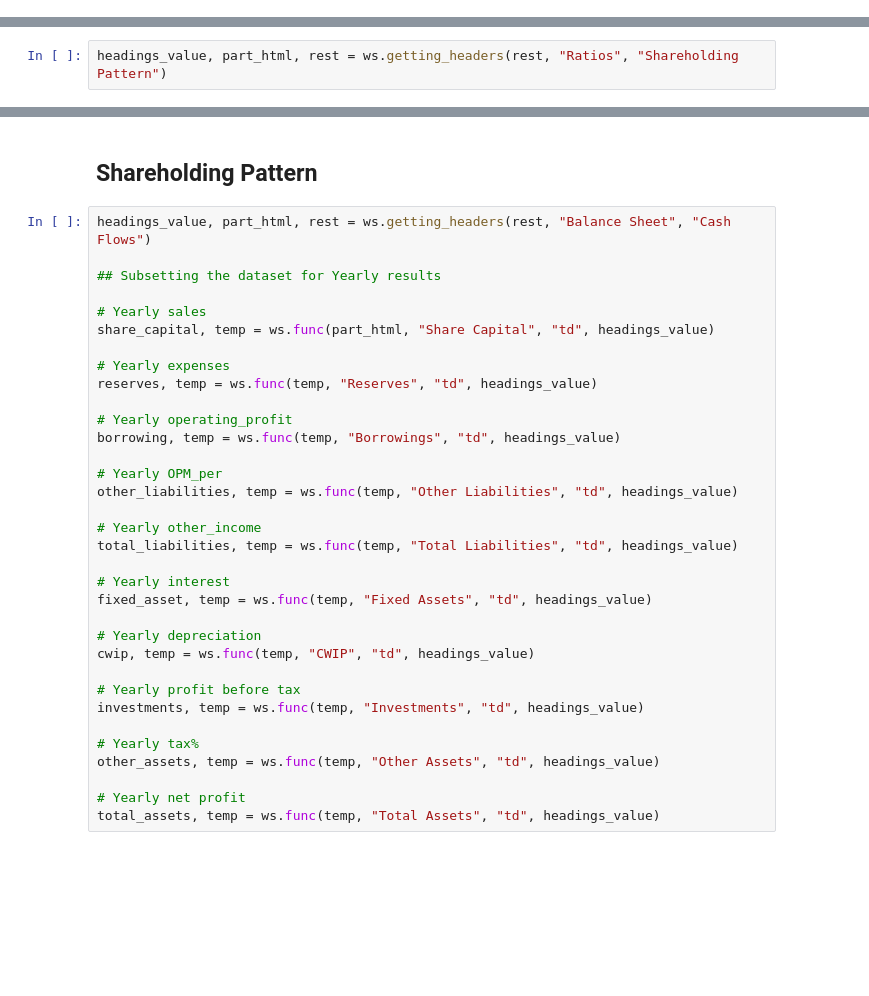
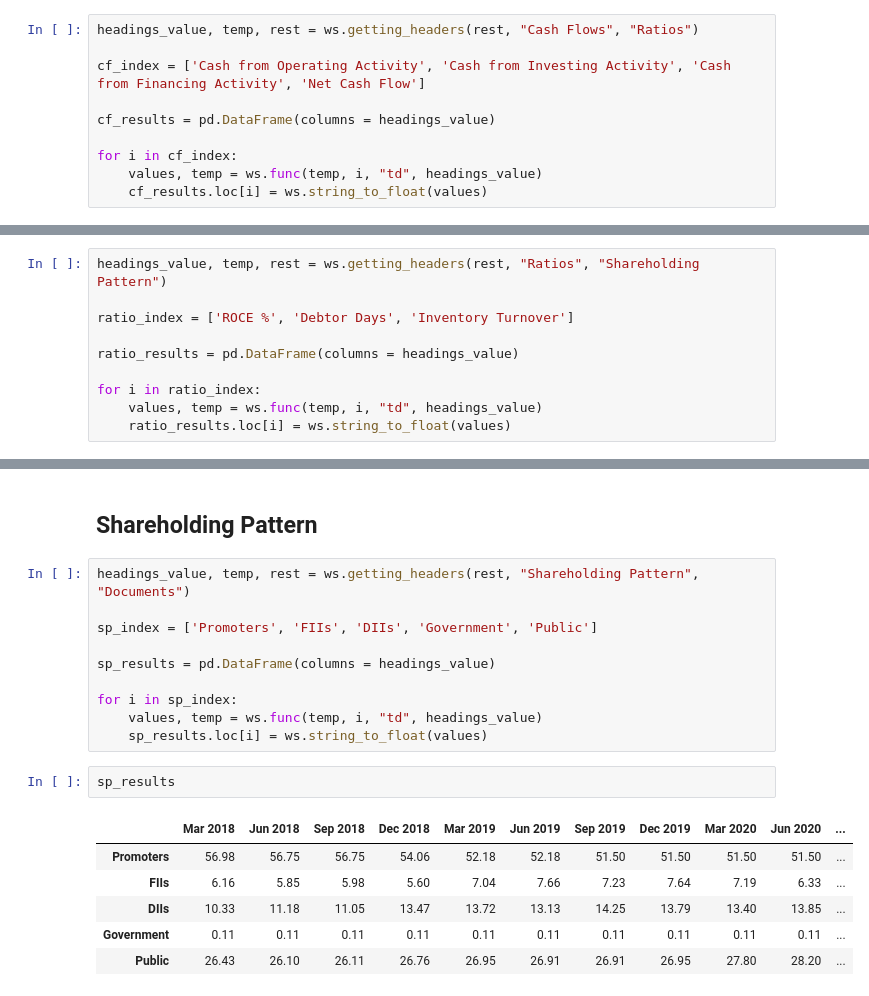
Before and after one commit to ml-nest/Modelling-stock-price-using-FR, a Jupyter notebook: notebook.ipynb, the cells around one changed output, grey strips where cells are left out. Drawn from its saved outputs; the diff is of its cells as text; blank space fills up the shorter version.

```diff
--- a/notebook.ipynb
+++ b/notebook.ipynb
@@ -118,0 +101,10 @@ cash_fin_act, temp = ws.func(temp, "Cash from Financing Activity", "td", heading
+# %%
+headings_value, temp, rest = ws.getting_headers(rest, "Cash Flows", "Ratios")
+
+cf_index = ['Cash from Operating Activity', 'Cash from Investing Activity', 'Cash from Financing Activity', 'Net Cash Flow']
+
+cf_results = pd.DataFrame(columns = headings_value)
+
+for i in cf_index:
+    values, temp = ws.func(temp, i, "td", headings_value)
+    cf_results.loc[i] = ws.string_to_float(values)
@@ -119,4 +119,2 @@ cash_fin_act, temp = ws.func(temp, "Cash from Financing Activity", "td", heading
 # %% [markdown]
 ## Ratios
-# %%
-headings_value, part_html, rest = ws.getting_headers(rest, "Ratios", "Shareholding Pattern")
@@ -154,0 +121,10 @@ total_assets, temp = ws.func(temp, "Total Assets", "td", headings_value)
+# %%
+headings_value, temp, rest = ws.getting_headers(rest, "Ratios", "Shareholding Pattern")
+
+ratio_index = ['ROCE %', 'Debtor Days', 'Inventory Turnover']
+
+ratio_results = pd.DataFrame(columns = headings_value)
+
+for i in ratio_index:
+    values, temp = ws.func(temp, i, "td", headings_value)
+    ratio_results.loc[i] = ws.string_to_float(values)
@@ -155,36 +138,21 @@ total_assets, temp = ws.func(temp, "Total Assets", "td", headings_value)
 # %% [markdown]
 ## Shareholding Pattern
-# %%
-headings_value, part_html, rest = ws.getting_headers(rest, "Balance Sheet", "Cash Flows")
-
-## Subsetting the dataset for Yearly results
-
-# Yearly sales
-share_capital, temp = ws.func(part_html, "Share Capital", "td", headings_value)
-
-# Yearly expenses
-reserves, temp = ws.func(temp, "Reserves", "td", headings_value)
-
-# Yearly operating_profit
-borrowing, temp = ws.func(temp, "Borrowings", "td", headings_value)
-
-# Yearly OPM_per
-other_liabilities, temp = ws.func(temp, "Other Liabilities", "td", headings_value)
-
-# Yearly other_income
-total_liabilities, temp = ws.func(temp, "Total Liabilities", "td", headings_value)
-
-# Yearly interest
-fixed_asset, temp = ws.func(temp, "Fixed Assets", "td", headings_value)
-
-# Yearly depreciation
-cwip, temp = ws.func(temp, "CWIP", "td", headings_value)
-
-# Yearly profit before tax
-investments, temp = ws.func(temp, "Investments", "td", headings_value)
-
-# Yearly tax%
-other_assets, temp = ws.func(temp, "Other Assets", "td", headings_value)
-
-# Yearly net profit
-total_assets, temp = ws.func(temp, "Total Assets", "td", headings_value)
+# %%
+headings_value, temp, rest = ws.getting_headers(rest, "Shareholding Pattern", "Documents")
+
+sp_index = ['Promoters', 'FIIs', 'DIIs', 'Government', 'Public']
+
+sp_results = pd.DataFrame(columns = headings_value)
+
+for i in sp_index:
+    values, temp = ws.func(temp, i, "td", headings_value)
+    sp_results.loc[i] = ws.string_to_float(values)
+# %%
+sp_results
+# %% [output]
+|  | Mar 2018 | Jun 2018 | Sep 2018 | Dec 2018 | Mar 2019 | Jun 2019 | Sep 2019 | Dec 2019 | Mar 2020 | Jun 2020 | ... |
+| Promoters | 56.98 | 56.75 | 56.75 | 54.06 | 52.18 | 52.18 | 51.50 | 51.50 | 51.50 | 51.50 | ... |
+| FIIs | 6.16 | 5.85 | 5.98 | 5.60 | 7.04 | 7.66 | 7.23 | 7.64 | 7.19 | 6.33 | ... |
+| DIIs | 10.33 | 11.18 | 11.05 | 13.47 | 13.72 | 13.13 | 14.25 | 13.79 | 13.40 | 13.85 | ... |
+| Government | 0.11 | 0.11 | 0.11 | 0.11 | 0.11 | 0.11 | 0.11 | 0.11 | 0.11 | 0.11 | ... |
+| Public | 26.43 | 26.10 | 26.11 | 26.76 | 26.95 | 26.91 | 26.91 | 26.95 | 27.80 | 28.20 | ... |
```
Also changed, not shown: parts of 9 cells of this notebook, 1 other file.
